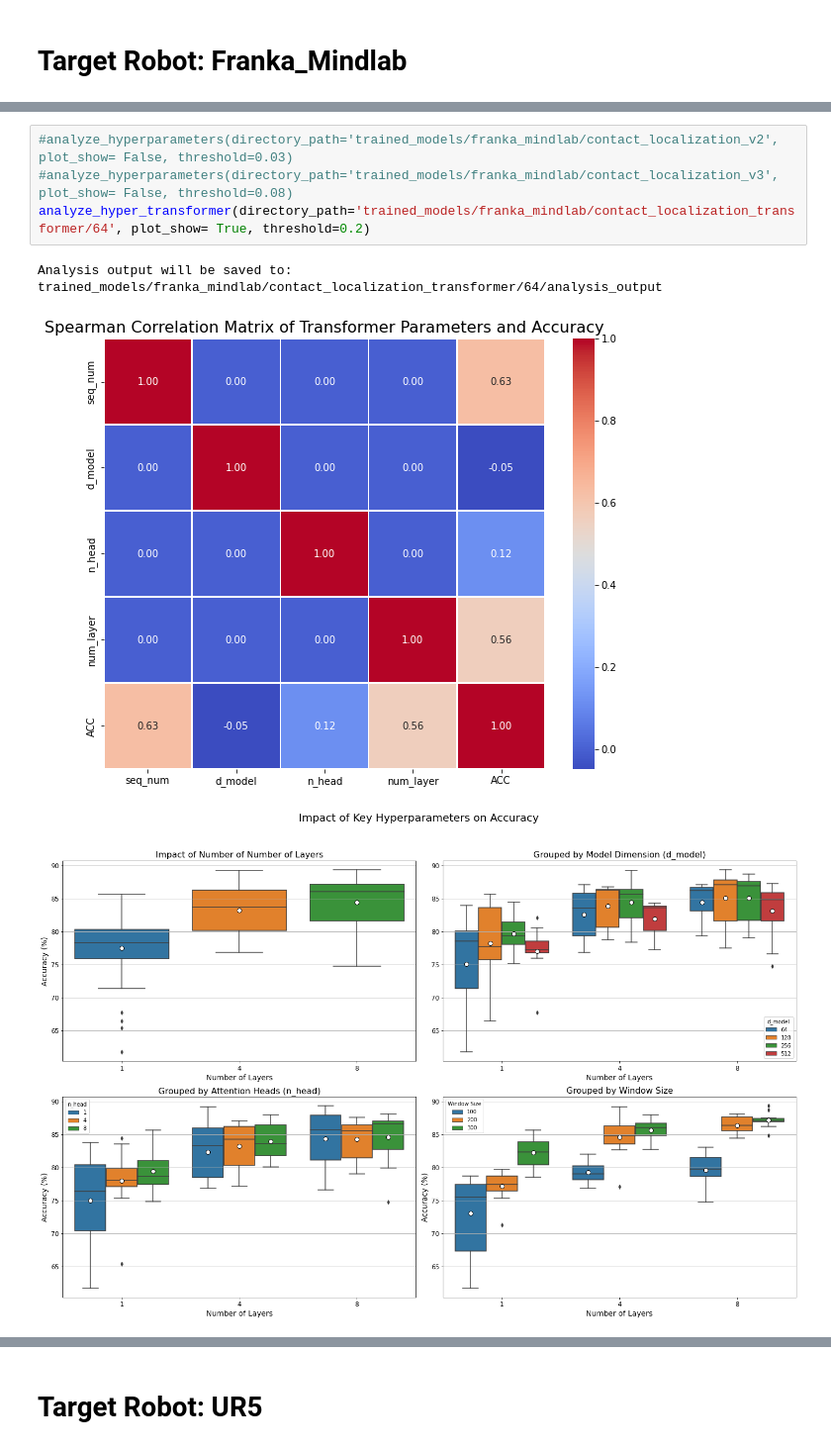
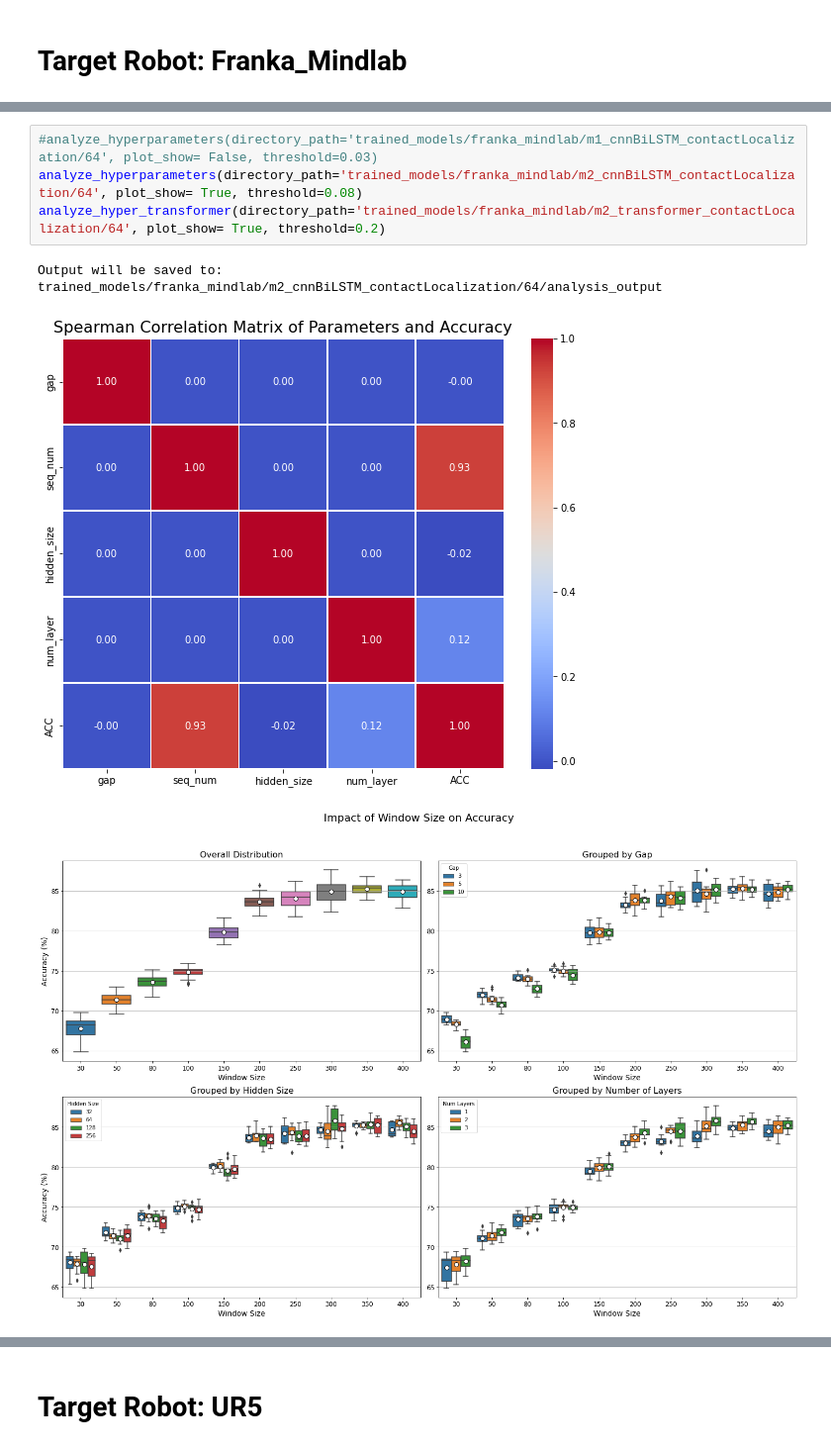
Before and after one commit to MindLabZHAW/contactInterpretation, a Jupyter notebook: pipelines/HyperparameterAnalysis.ipynb, the cells around one changed output, grey strips where cells are left out. Shown at 99% size. Saved outputs shown, nothing was run; the diff lists cells and outputs as text.

```diff
--- a/pipelines/HyperparameterAnalysis.ipynb
+++ b/pipelines/HyperparameterAnalysis.ipynb
@@ -342,8 +377,8 @@ Displaying 2 models with accuracy >= 90.77%:
 # %%
-#analyze_hyperparameters(directory_path='trained_models/franka_mindlab/contact_localization_v2', plot_show= False, threshold=0.03)
-#analyze_hyperparameters(directory_path='trained_models/franka_mindlab/contact_localization_v3', plot_show= False, threshold=0.08)
-analyze_hyper_transformer(directory_path='trained_models/franka_mindlab/contact_localization_transformer/64', plot_show= True, threshold=0.2)
+#analyze_hyperparameters(directory_path='trained_models/franka_mindlab/m1_cnnBiLSTM_contactLocalization/64', plot_show= False, threshold=0.03)
+analyze_hyperparameters(directory_path='trained_models/franka_mindlab/m2_cnnBiLSTM_contactLocalization/64', plot_show= True, threshold=0.08)
+analyze_hyper_transformer(directory_path='trained_models/franka_mindlab/m2_transformer_contactLocalization/64', plot_show= True, threshold=0.2)
 # %% [output]
-Analysis output will be saved to: trained_models/franka_mindlab/contact_localization_transformer/64/analysis_output
+Output will be saved to: trained_models/franka_mindlab/m2_cnnBiLSTM_contactLocalization/64/analysis_output
-[figure, old version]
+[figure, new version]
-[figure, old version]
+[figure, new version]
```
Also changed, not shown: parts of 7 cells of this notebook, 40 other files.
